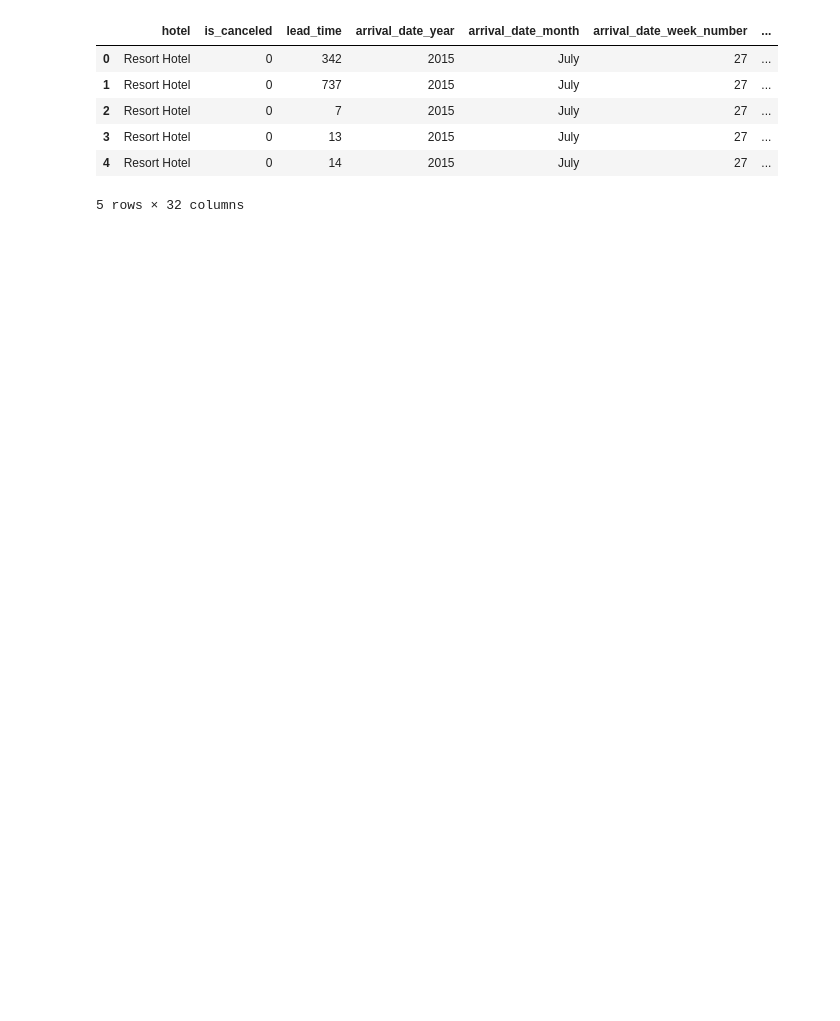
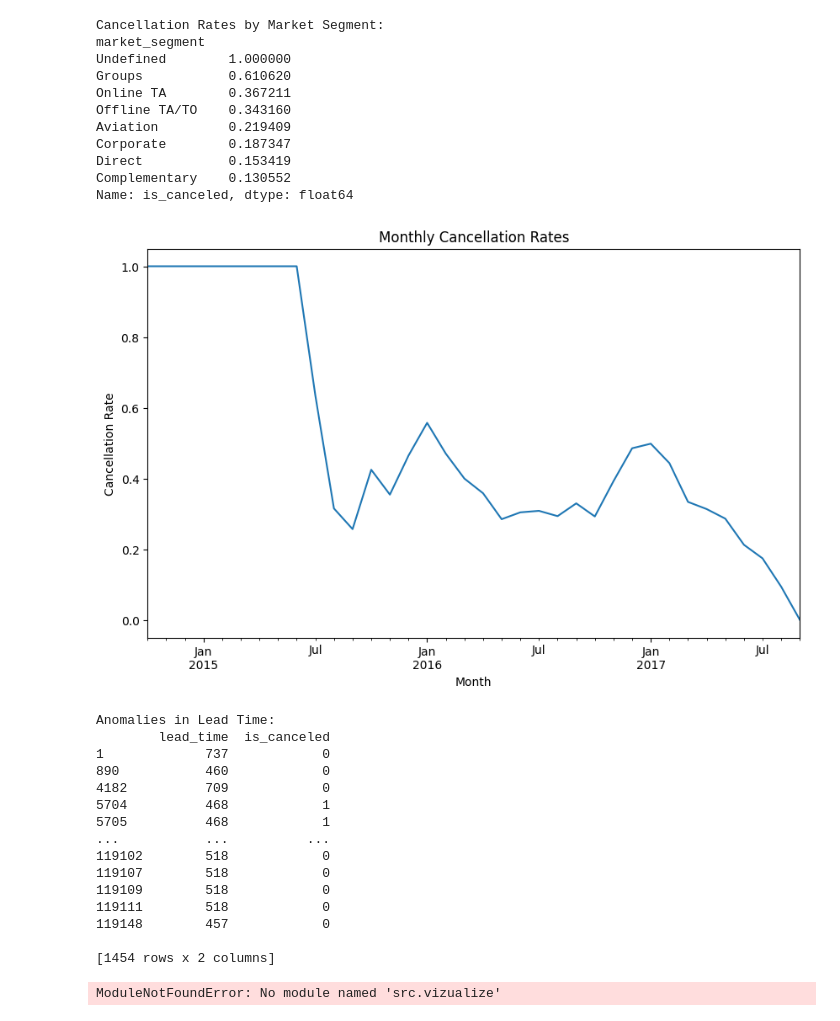
Before and after one commit to RonoHenry/Hotel-Booking-Analysis, a Jupyter notebook: Hotelbooking.ipynb, the cells around one changed output. Cells and saved outputs as stored; diff of their text form; code cells hidden in the pictures; blank space fills up the shorter version.

```diff
--- a/Hotelbooking.ipynb
+++ b/Hotelbooking.ipynb
@@ -50,13 +208,56 @@ print("Cleaned data saved to data/processed/hotel_bookings_clean.csv")
+# %%
+# Phase 3: Exploratory Data Analysis (EDA)
+
+# Segmentation Analysis
+segment_analysis = data_clean.groupby('market_segment')['is_canceled'].mean().sort_values(ascending=False)
+print("Cancellation Rates by Market Segment:")
+print(segment_analysis)
+
+# Time Series Analysis
+data_clean['reservation_status_date'] = pd.to_datetime(data_clean['reservation_status_date'])
+time_series = data_clean.groupby(data_clean['reservation_status_date'].dt.to_period('M'))['is_canceled'].mean()
+time_series.plot(kind='line', figsize=(10, 6), title='Monthly Cancellation Rates')
+plt.xlabel('Month')
+plt.ylabel('Cancellation Rate')
+plt.show()
+
+# Anomaly Detection
+lead_time_mean = data_clean['lead_time'].mean()
+lead_time_std = data_clean['lead_time'].std()
+anomalies = data_clean[(data_clean['lead_time'] > lead_time_mean + 3 * lead_time_std) | (data_clean['lead_time'] < lead_time_mean - 3 * lead_time_std)]
+print("Anomalies in Lead Time:")
+print(anomalies[['lead_time', 'is_canceled']])
+# %% [output]
+Cancellation Rates by Market Segment:
+market_segment
+Undefined        1.000000
+Groups           0.610620
+Online TA        0.367211
+Offline TA/TO    0.343160
+Aviation         0.219409
+Corporate        0.187347
+Direct           0.153419
+Complementary    0.130552
+Name: is_canceled, dtype: float64
+[figure, added]
+Anomalies in Lead Time:
+        lead_time  is_canceled
+1             737            0
+890           460            0
+4182          709            0
+5704          468            1
+5705          468            1
+...           ...          ...
+119102        518            0
+119107        518            0
+119109        518            0
+119111        518            0
+119148        457            0
+
+[1454 rows x 2 columns]
 # %%
-import pandas as pd
+# Phase 4: Visualization
 from src.vizualize import plot_cancellation_trends, plot_lead_time_analysis, plot_correlation_matrix
-
-# Load cleaned data
-data_clean = pd.read_csv('data/processed/hotel_bookings_clean.csv')
-
-# Perform EDA
-print(data_clean.describe())
-print(data_clean.isnull().sum())
 
 # Generate visualizations
 output_path = 'outputs/visuals'
@@ -65,12 +266,11 @@ plot_lead_time_analysis(data_clean, output_path)
 plot_correlation_matrix(data_clean, output_path)
 
 print("Visualizations saved to outputs/visuals")
+# %% [output]
+ModuleNotFoundError: No module named 'src.vizualize'
 # %%
-import pandas as pd
+# Phase 5: Model Building and Evaluation
 from src.model import train_model
-
-# Load cleaned data
-data_clean = pd.read_csv('data/processed/hotel_bookings_clean.csv')
 
 # Train model
 output_path = 'outputs/models'
@@ -79,11 +279,3 @@ metrics, model_path = train_model(data_clean, target_column='is_canceled', outpu
 print("Model trained successfully.")
 print("Metrics:", metrics)
 print(f"Model saved to {model_path}")
-# %% [output]
-|  | hotel | is_canceled | lead_time | arrival_date_year | arrival_date_month | arrival_date_week_number | ... |
-| 0 | Resort Hotel | 0 | 342 | 2015 | July | 27 | ... |
-| 1 | Resort Hotel | 0 | 737 | 2015 | July | 27 | ... |
-| 2 | Resort Hotel | 0 | 7 | 2015 | July | 27 | ... |
-| 3 | Resort Hotel | 0 | 13 | 2015 | July | 27 | ... |
-| 4 | Resort Hotel | 0 | 14 | 2015 | July | 27 | ... |
-5 rows × 32 columns
```
Also changed, not shown: parts of 11 cells of this notebook.
